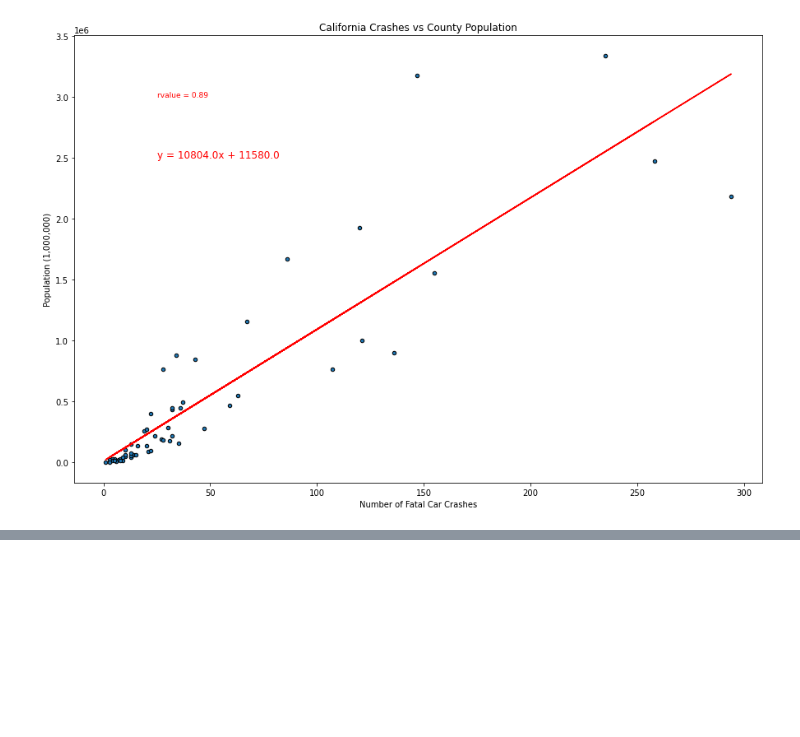
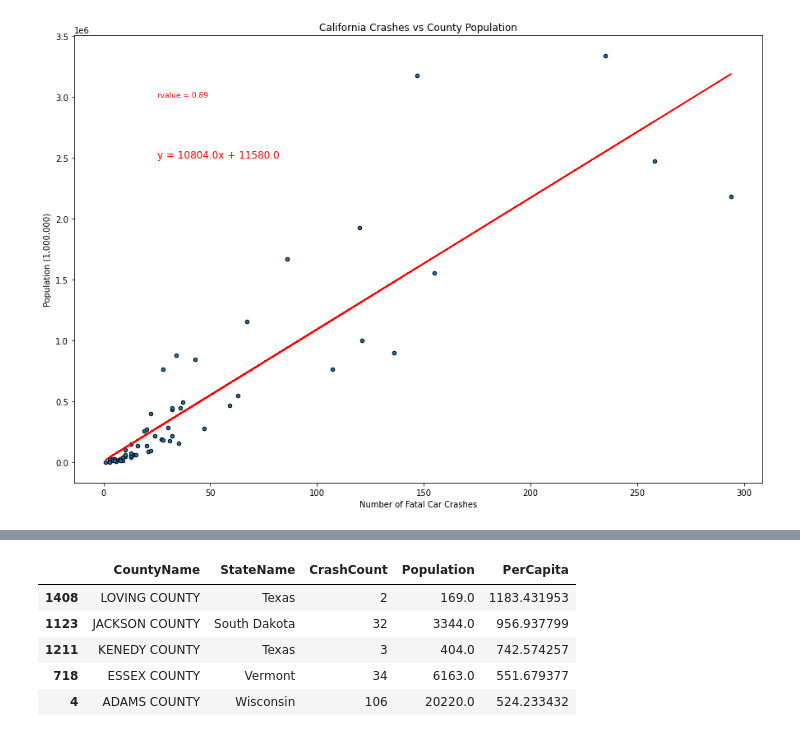
Before and after one commit to jordanroessle/project-one, a Jupyter notebook: pop_vs_crashes_analysis.ipynb, the cells around one changed output, grey strips where cells are left out. Cells and saved outputs as stored; diff of their text form; code cells hidden in the pictures; blank space fills up the shorter version.

```diff
--- a/pop_vs_crashes_analysis.ipynb
+++ b/pop_vs_crashes_analysis.ipynb
@@ -210,0 +228,9 @@ plt.show()
+# %%
+df.sort_values('PerCapita', ascending = False).head()
+# %% [output]
+|  | CountyName | StateName | CrashCount | Population | PerCapita |
+| 1408 | LOVING COUNTY | Texas | 2 | 169.0 | 1183.431953 |
+| 1123 | JACKSON COUNTY | South Dakota | 32 | 3344.0 | 956.937799 |
+| 1211 | KENEDY COUNTY | Texas | 3 | 404.0 | 742.574257 |
+| 718 | ESSEX COUNTY | Vermont | 34 | 6163.0 | 551.679377 |
+| 4 | ADAMS COUNTY | Wisconsin | 106 | 20220.0 | 524.233432 |
```
Also changed, not shown: parts of 2 cells of this notebook, 1 other file.
